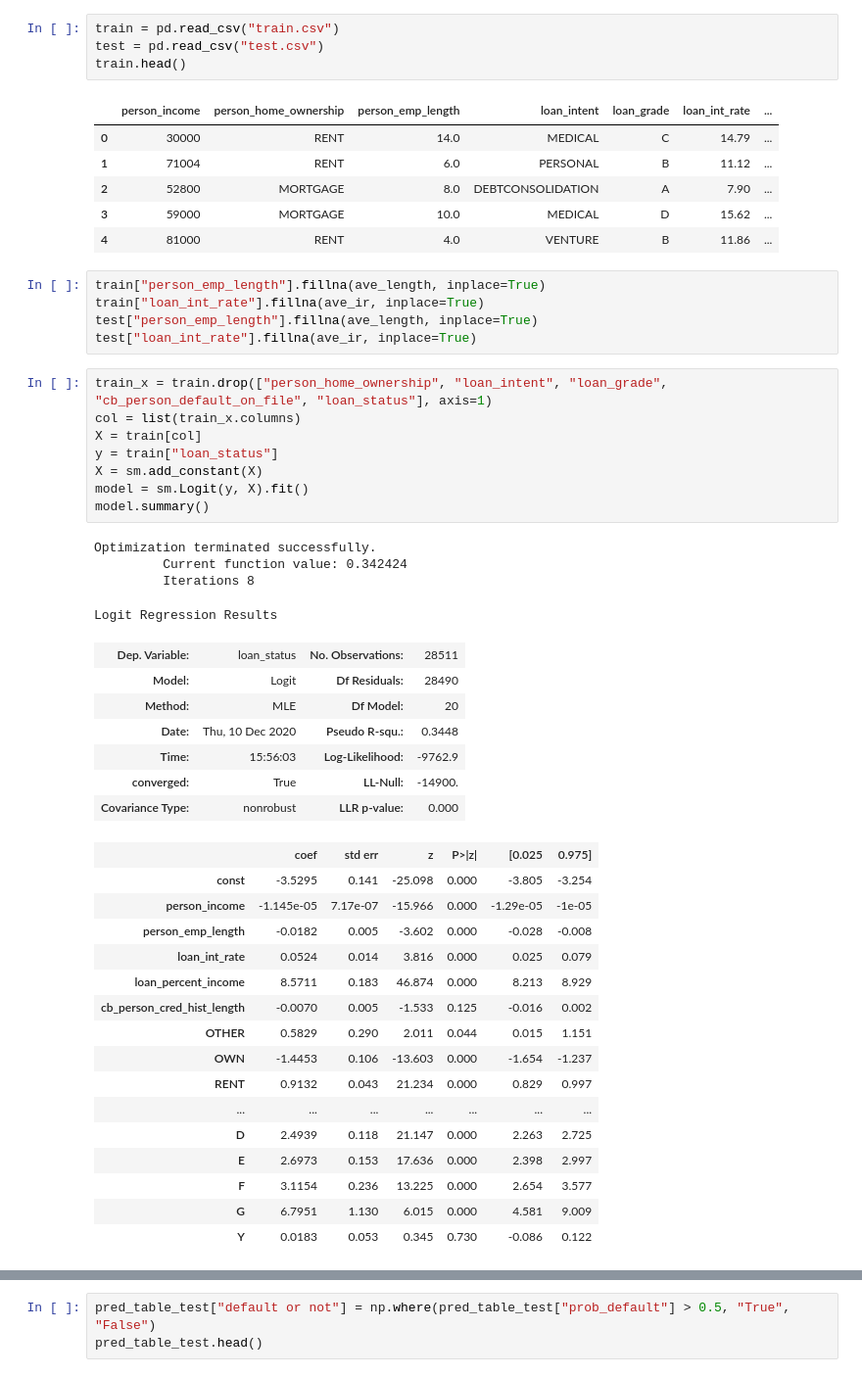
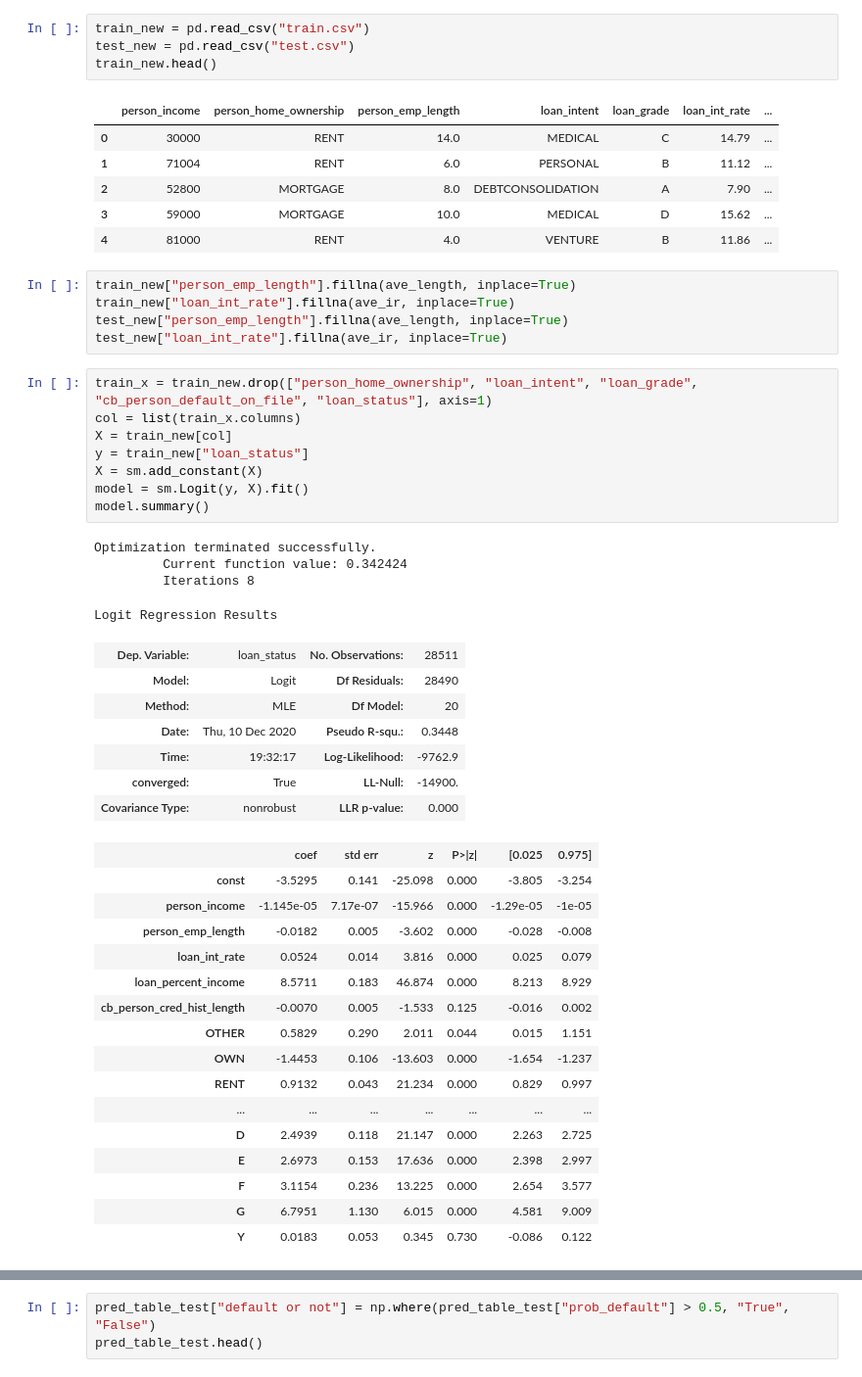
Before and after one commit to Shinan-tech/Credit_default, a Jupyter notebook: credit risk analysis_shinan.ipynb, the cells around one changed output, grey strips where cells are left out. Shown at 98% size. Saved outputs shown, nothing was run; the diff lists cells and outputs as text.

```diff
--- a/credit risk analysis_shinan.ipynb
+++ b/credit risk analysis_shinan.ipynb
@@ -627,9 +627,9 @@ We will build two models of logistic regression:
 # train.to_csv('train.csv', index=False)
 # test.to_csv('test.csv', index=False)
 # %%
-train = pd.read_csv("train.csv")
-test = pd.read_csv("test.csv")
-train.head()
+train_new = pd.read_csv("train.csv")
+test_new = pd.read_csv("test.csv")
+train_new.head()
 # %% [output]
 |  | person_income | person_home_ownership | person_emp_length | loan_intent | loan_grade | loan_int_rate | ... |
 | 0 | 30000 | RENT | 14.0 | MEDICAL | C | 14.79 | ... |
@@ -638,28 +638,28 @@ train.head()
 | 3 | 59000 | MORTGAGE | 10.0 | MEDICAL | D | 15.62 | ... |
 | 4 | 81000 | RENT | 4.0 | VENTURE | B | 11.86 | ... |
 # %%
-train["person_emp_length"].fillna(ave_length, inplace=True)
-train["loan_int_rate"].fillna(ave_ir, inplace=True)
-test["person_emp_length"].fillna(ave_length, inplace=True)
-test["loan_int_rate"].fillna(ave_ir, inplace=True)
+train_new["person_emp_length"].fillna(ave_length, inplace=True)
+train_new["loan_int_rate"].fillna(ave_ir, inplace=True)
+test_new["person_emp_length"].fillna(ave_length, inplace=True)
+test_new["loan_int_rate"].fillna(ave_ir, inplace=True)
 # %%
-train_x = train.drop(["person_home_ownership", "loan_intent", "loan_grade", "cb_person_default_on_file", "loan_status"], axis=1)
+train_x = train_new.drop(["person_home_ownership", "loan_intent", "loan_grade", "cb_person_default_on_file", "loan_status"], axis=1)
 col = list(train_x.columns)
-X = train[col]
-y = train["loan_status"]
+X = train_new[col]
+y = train_new["loan_status"]
 X = sm.add_constant(X)
 model = sm.Logit(y, X).fit()
 model.summary()
 # %% [output]
 Optimization terminated successfully.
          Current function value: 0.342424
          Iterations 8
 Logit Regression Results
 | Dep. Variable: | loan_status | No. Observations: | 28511 |
 | Model: | Logit | Df Residuals: | 28490 |
 | Method: | MLE | Df Model: | 20 |
 | Date: | Thu, 10 Dec 2020 | Pseudo R-squ.: | 0.3448 |
-| Time: | 15:56:03 | Log-Likelihood: | -9762.9 |
+| Time: | 19:32:17 | Log-Likelihood: | -9762.9 |
 | converged: | True | LL-Null: | -14900. |
 | Covariance Type: | nonrobust | LLR p-value: | 0.000 |
 |  | coef | std err | z | P>|z| | [0.025 | 0.975] |
```
Also changed, not shown: parts of 9 cells of this notebook, 1 other file.
